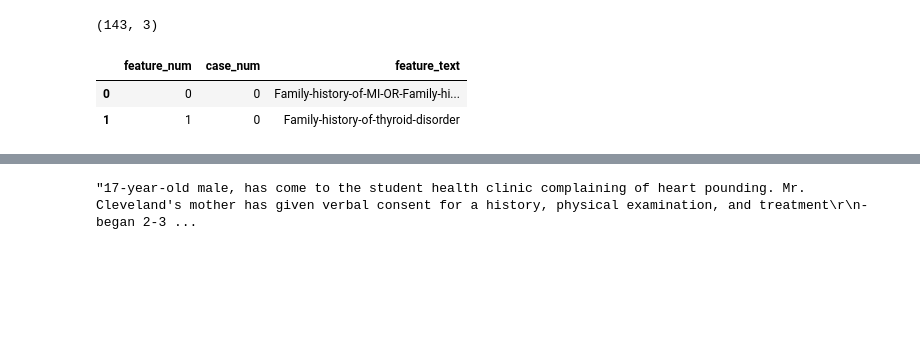
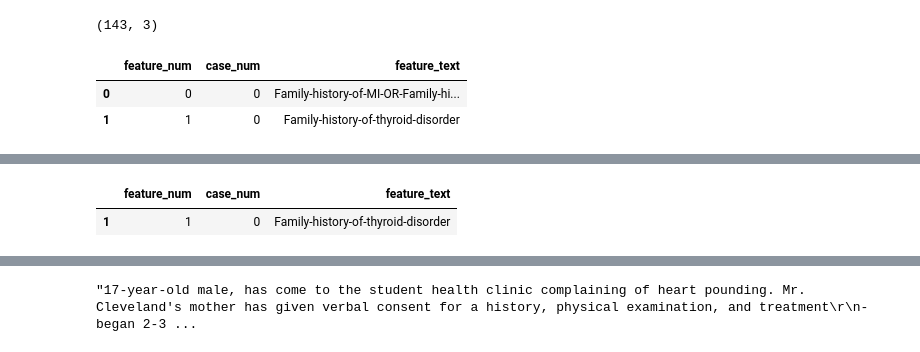
Before and after one commit to codeup-nlp-capstone/clinical_patient_notes, a Jupyter notebook: scott_nb.ipynb, the cells around one changed output, grey strips where cells are left out. Cells and saved outputs as stored; diff of their text form; code cells hidden in the pictures; blank space fills up the shorter version.

```diff
--- a/scott_nb.ipynb
+++ b/scott_nb.ipynb
@@ -52,0 +98,5 @@ features.head(2)
+# %%
+features[(features["case_num"] == 0) & (features["feature_num"] == 1)]
+# %% [output]
+|  | feature_num | case_num | feature_text |
+| 1 | 1 | 0 | Family-history-of-thyroid-disorder |
```
Also changed, not shown: parts of 17 cells of this notebook.
